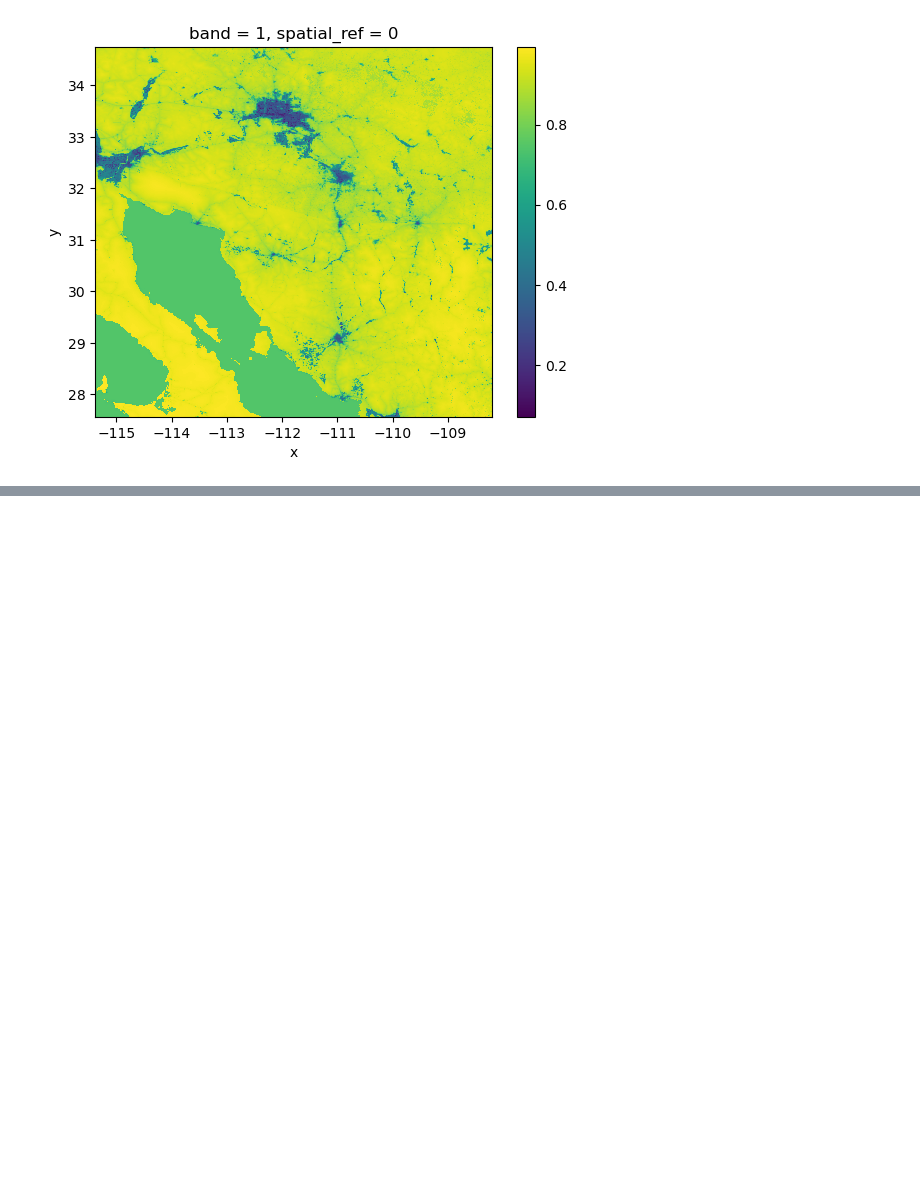
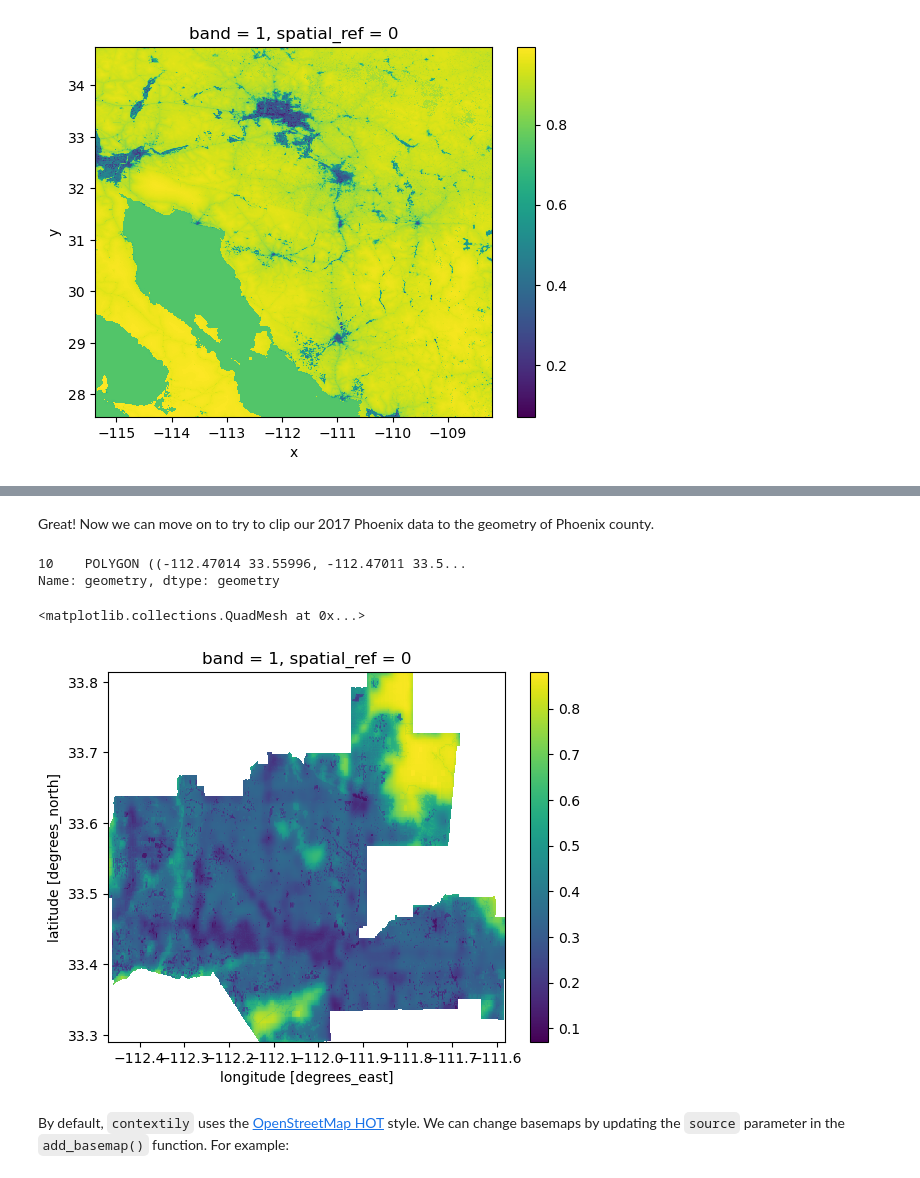
Before and after one commit to annaramji/biodiv-index-phoenix, a Jupyter notebook: biodiversity_index_phoenix.ipynb, the cells around one changed output, grey strips where cells are left out. Drawn from its saved outputs; the diff is of its cells as text; code cells hidden in the pictures; blank space fills up the shorter version.

```diff
--- a/biodiversity_index_phoenix.ipynb
+++ b/biodiversity_index_phoenix.ipynb
@@ -193,0 +210,2 @@ Asset: Biodiversity Intactness
+# %%
+phoenix = phoenix.to_crs(px_2017_data.rio.crs)
@@ -193,0 +226,16 @@ Asset: Biodiversity Intactness
+# %% [markdown]
+Great! Now we can move on to try to clip our 2017 Phoenix data to the geometry of Phoenix county.
+# %%
+phoenix.geometry
+# %% [output]
+10    POLYGON ((-112.47014 33.55996, -112.47011 33.5...
+Name: geometry, dtype: geometry
+# %%
+phoenix_clipped =  px_2017_data.rio.clip(phoenix.geometry)
+
+phoenix_clipped.plot()
+# %% [output]
+<matplotlib.collections.QuadMesh at 0x...>
+[figure, added]
+# %% [markdown]
+By default, `contextily` uses the [OpenStreetMap HOT](http://map.hotosm.org/) style. We can change basemaps by updating the `source` parameter in the `add_basemap()` function. For example:
```
Also changed, not shown: parts of 14 cells of this notebook.
